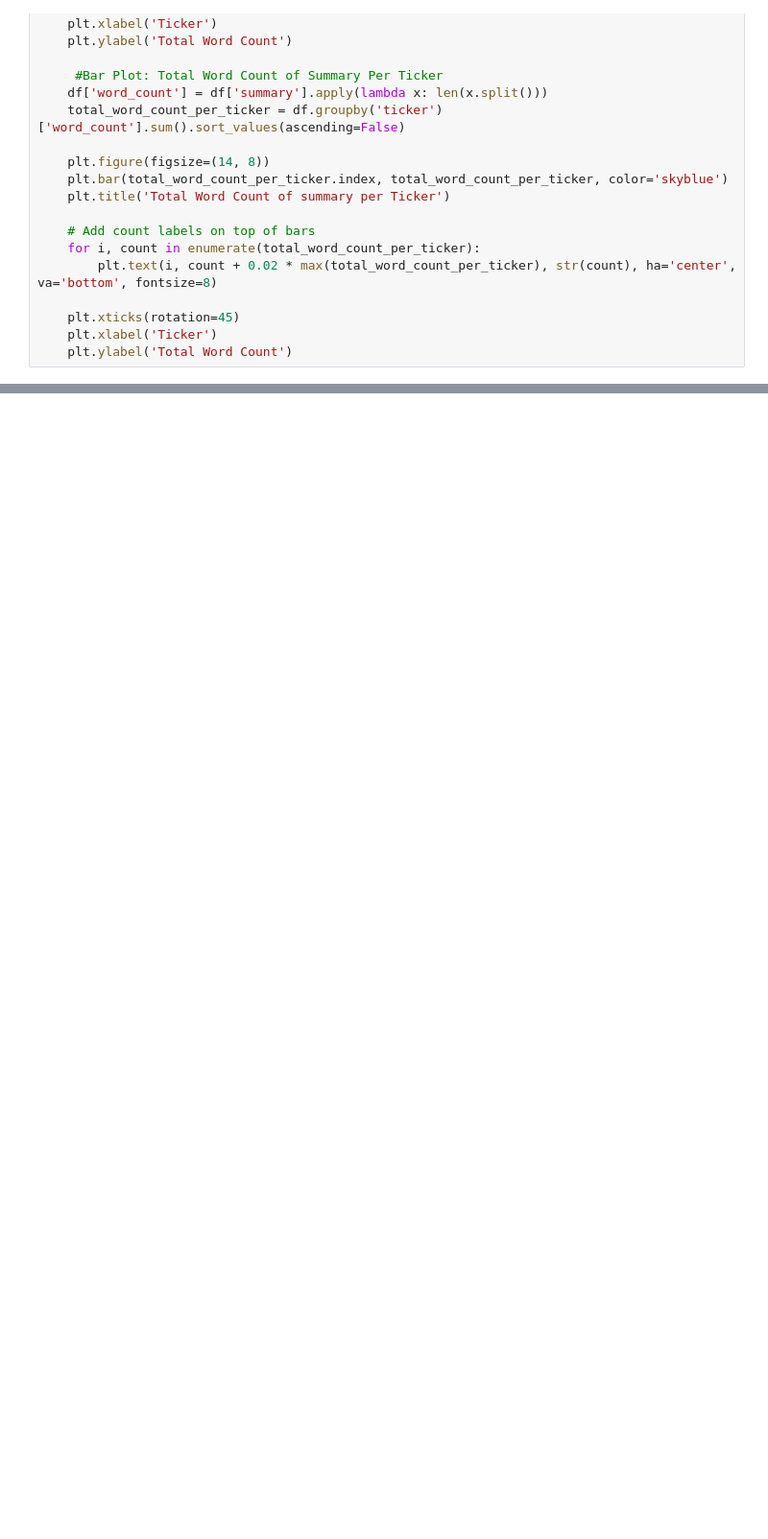
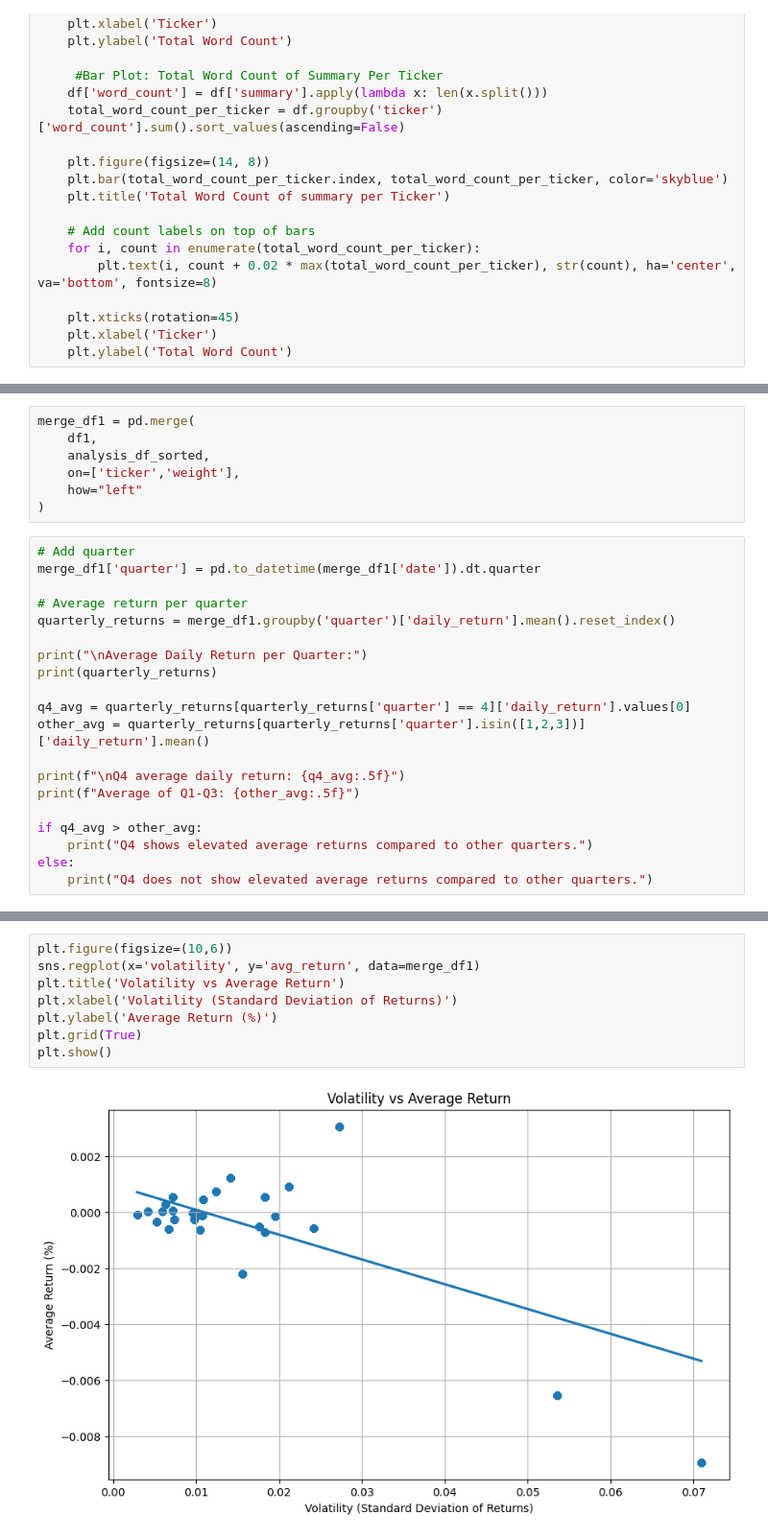
Before and after one commit to samyak-anand/Stock-Portfolio-Performance-and-News-Correlation-Analysis, a Jupyter notebook: Dags/Stock_Portfolio.ipynb, the cells around one changed output, grey strips where cells are left out. Shown at 96% size. Drawn from its saved outputs; the diff is of its cells as text; blank space fills up the shorter version.

```diff
--- a/Dags/Stock_Portfolio.ipynb
+++ b/Dags/Stock_Portfolio.ipynb
@@ -251,0 +313,27 @@ plt.show()
+# %%
+merge_df1 = pd.merge(
+    df1,
+    analysis_df_sorted,
+    on=['ticker','weight'],
+    how="left"
+)
+# %%
+# Add quarter
+merge_df1['quarter'] = pd.to_datetime(merge_df1['date']).dt.quarter
+
+# Average return per quarter
+quarterly_returns = merge_df1.groupby('quarter')['daily_return'].mean().reset_index()
+
+print("\nAverage Daily Return per Quarter:")
+print(quarterly_returns)
+
+q4_avg = quarterly_returns[quarterly_returns['quarter'] == 4]['daily_return'].values[0]
+other_avg = quarterly_returns[quarterly_returns['quarter'].isin([1,2,3])]['daily_return'].mean()
+
+print(f"\nQ4 average daily return: {q4_avg:.5f}")
+print(f"Average of Q1-Q3: {other_avg:.5f}")
+
+if q4_avg > other_avg:
+    print("Q4 shows elevated average returns compared to other quarters.")
+else:
+    print("Q4 does not show elevated average returns compared to other quarters.")
@@ -251,0 +365,10 @@ plt.show()
+# %%
+plt.figure(figsize=(10,6))
+sns.regplot(x='volatility', y='avg_return', data=merge_df1)
+plt.title('Volatility vs Average Return')
+plt.xlabel('Volatility (Standard Deviation of Returns)')
+plt.ylabel('Average Return (%)')
+plt.grid(True)
+plt.show()
+# %% [output]
+[figure, added]
```
Also changed, not shown: parts of 24 cells of this notebook, 9 other files.
